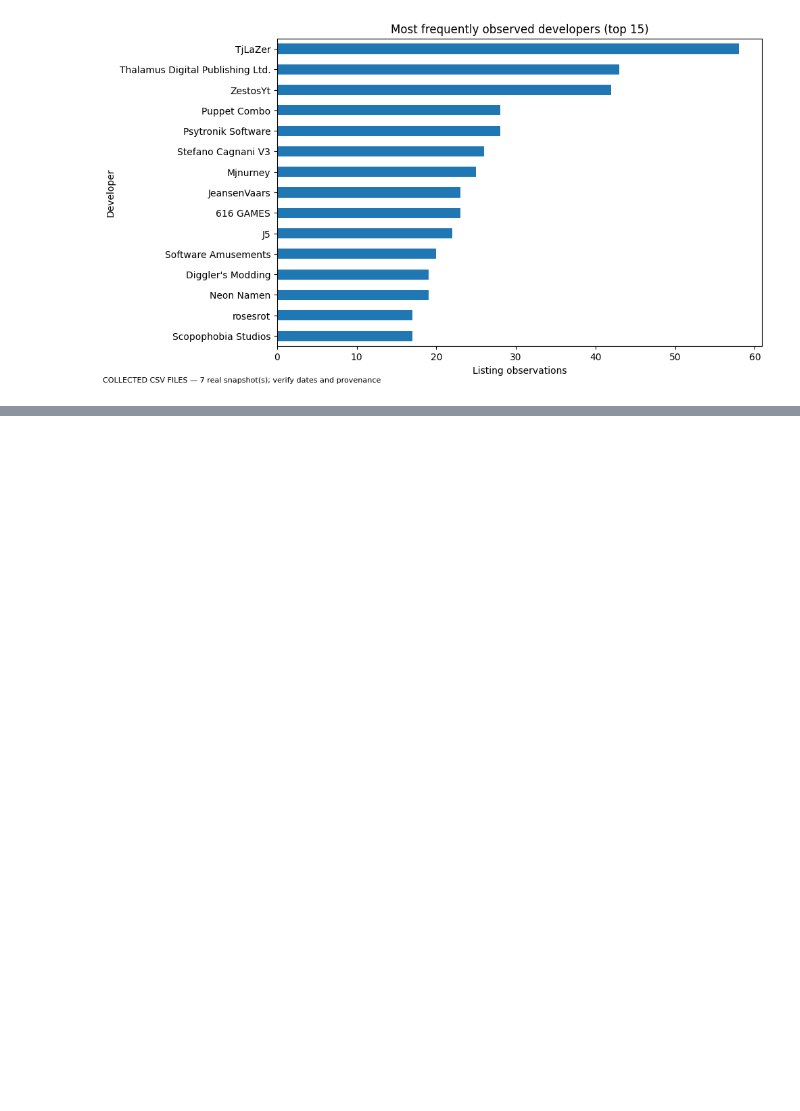
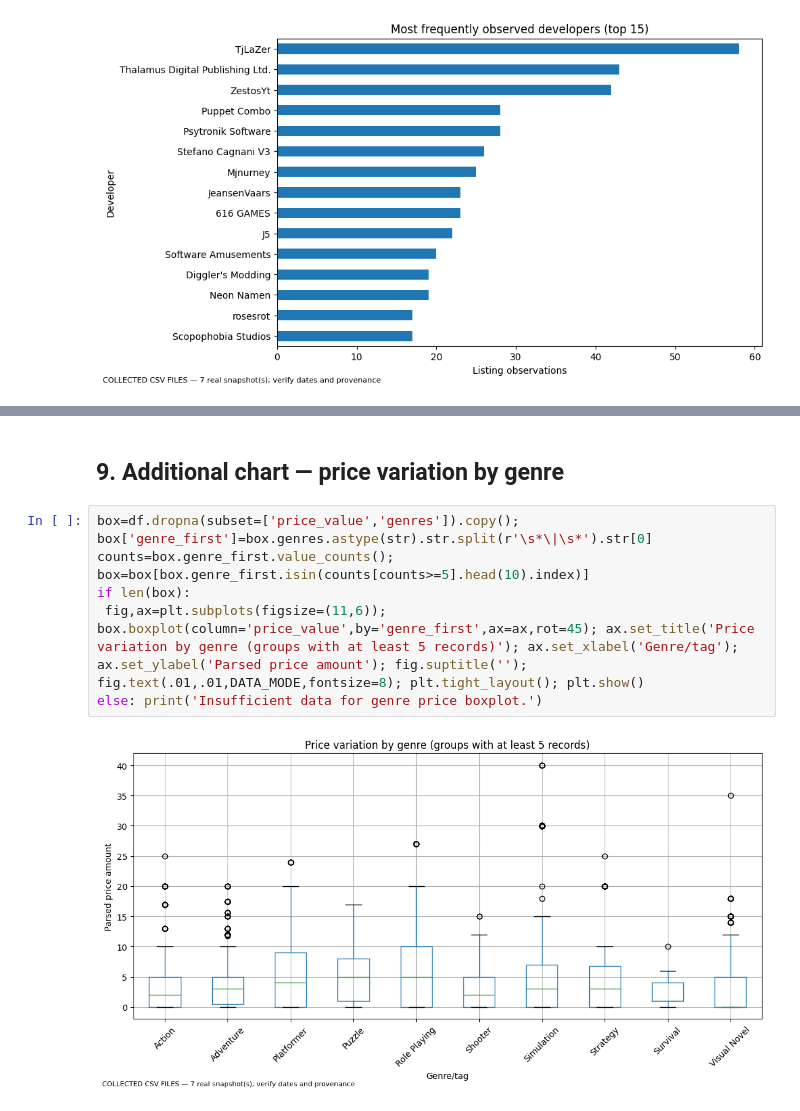
Before and after one commit to cherissaiteriteka32-netizen/Web_scraping_project, a Jupyter notebook: analysis.ipynb, the cells around one changed output, grey strips where cells are left out. Cells and saved outputs as stored; diff of their text form; blank space fills up the shorter version.

```diff
--- a/analysis.ipynb
+++ b/analysis.ipynb
@@ -167,0 +196,10 @@ else: print('Developer data unavailable.')
+# %% [markdown]
+## 9. Additional chart — price variation by genre
+# %%
+box=df.dropna(subset=['price_value','genres']).copy(); box['genre_first']=box.genres.astype(str).str.split(r'\s*\|\s*').str[0]
+counts=box.genre_first.value_counts(); box=box[box.genre_first.isin(counts[counts>=5].head(10).index)]
+if len(box):
+ fig,ax=plt.subplots(figsize=(11,6)); box.boxplot(column='price_value',by='genre_first',ax=ax,rot=45); ax.set_title('Price variation by genre (groups with at least 5 records)'); ax.set_xlabel('Genre/tag'); ax.set_ylabel('Parsed price amount'); fig.suptitle(''); fig.text(.01,.01,DATA_MODE,fontsize=8); plt.tight_layout(); plt.show()
+else: print('Insufficient data for genre price boxplot.')
+# %% [output]
+[figure, added]
```
Also changed, not shown: parts of 6 cells of this notebook.
